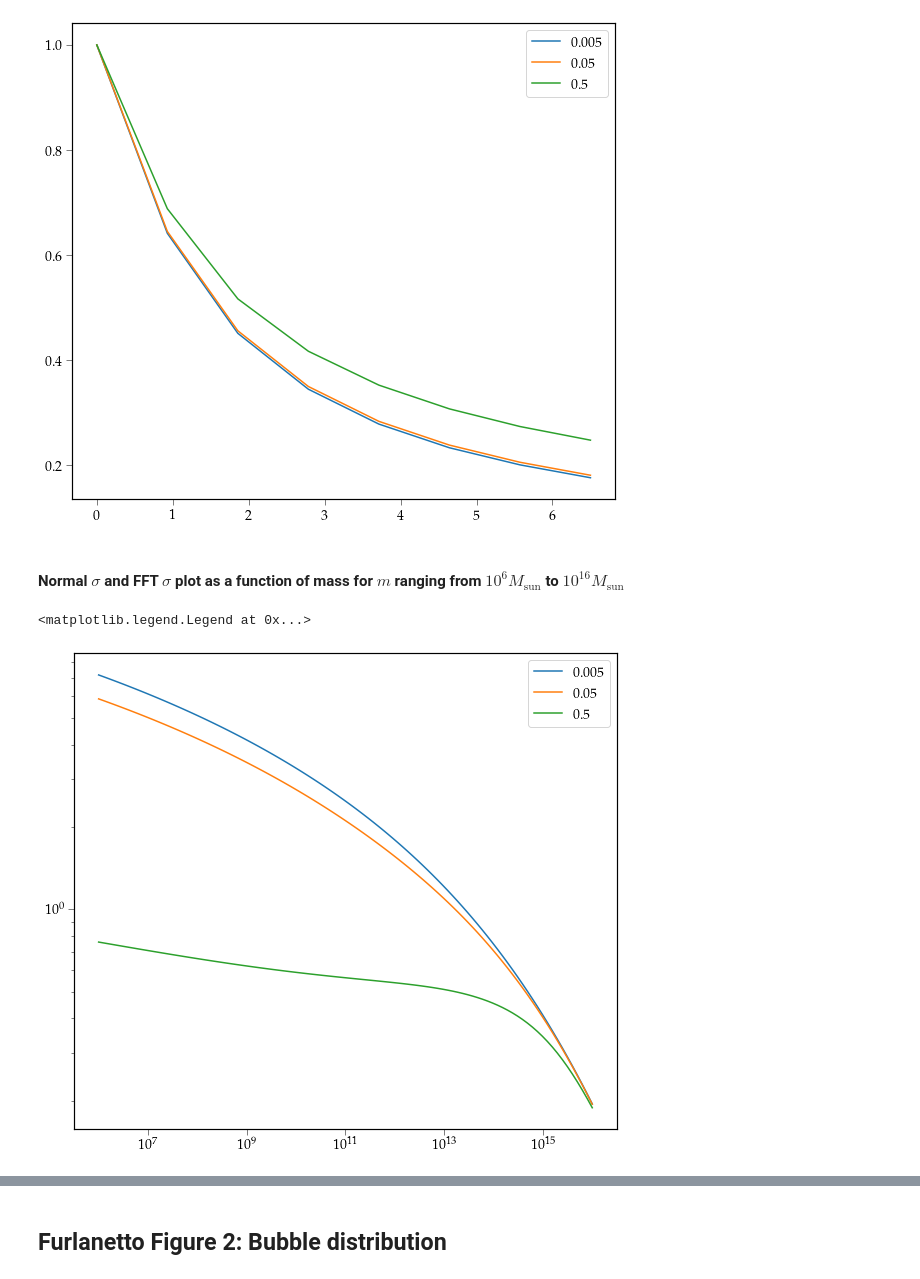
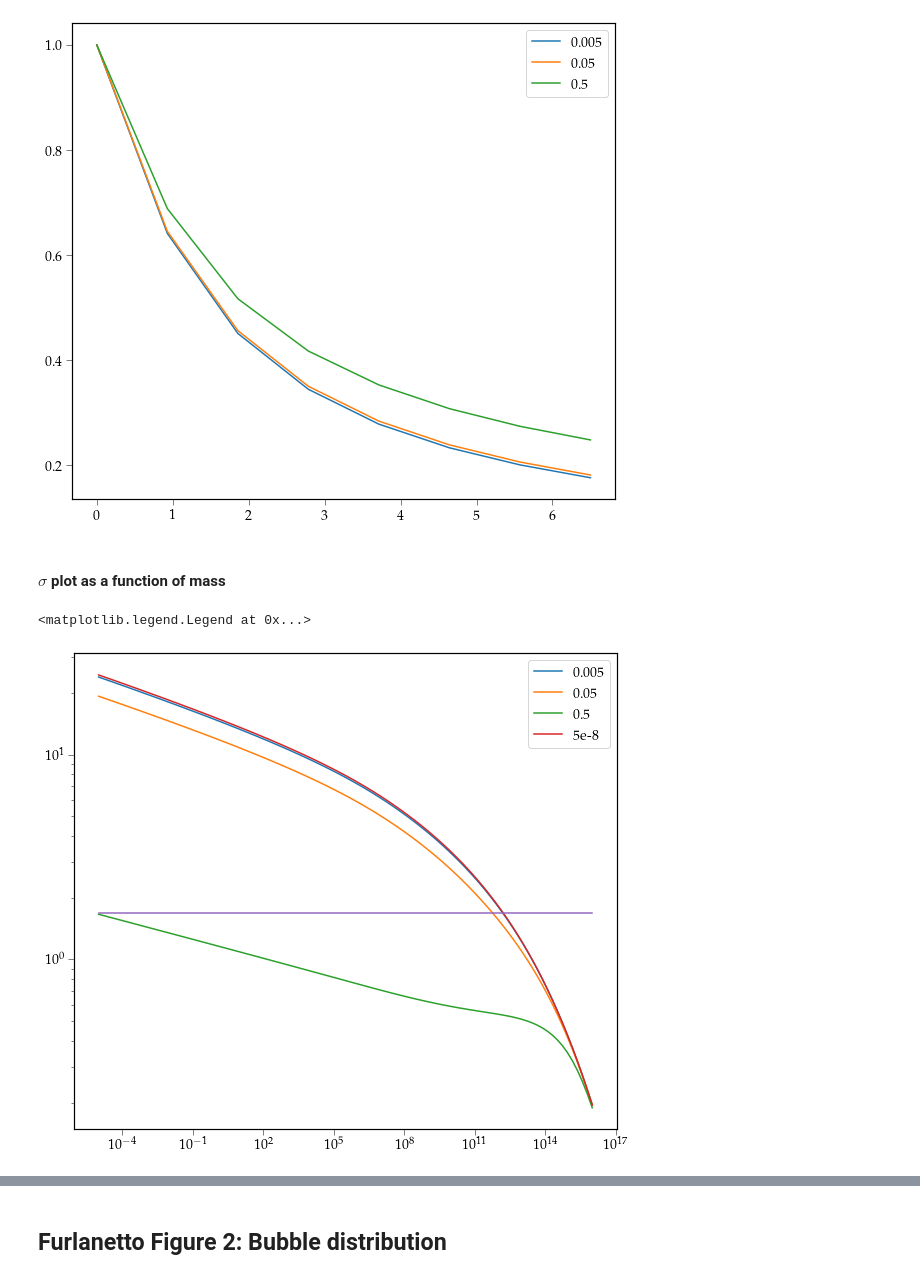
Before and after one commit to emeln/Thesis, a Jupyter notebook: axion_kSZ_source/notebooks/bubble_notebook.ipynb, the cells around one changed output, grey strips where cells are left out. Cells and saved outputs as stored; diff of their text form; code cells hidden in the pictures.

```diff
--- a/axion_kSZ_source/notebooks/bubble_notebook.ipynb
+++ b/axion_kSZ_source/notebooks/bubble_notebook.ipynb
@@ -410,13 +491,15 @@ plt.legend()
 <matplotlib.legend.Legend at 0x...>
 [figure]
 # %% [markdown]
-#### Normal $\sigma$ and FFT $\sigma$ plot as a function of mass for $m$ ranging from $10^6 M_{\text{sun}}$ to $10^{16} M_{\text{sun}}$
+#### $\sigma$ plot as a function of mass
 # %%
-m_vals = np.logspace(6, 16, 100)
+m_vals = np.logspace(-5, 16, 100)
 plt.loglog(m_vals, sigmaIntFFT[0](m_vals, 0.0),label='0.005')
 plt.loglog(m_vals, sigmaIntFFT[1](m_vals, 0.0),label='0.05')
 plt.loglog(m_vals, sigmaIntFFT[2](m_vals,0.0),label='0.5')
+plt.loglog(m_vals, sigmaIntFFT[3](m_vals,0.0),label='5e-8')
+plt.loglog(m_vals,1.68*np.ones(len(m_vals)))
 plt.legend()
 # %% [output]
 <matplotlib.legend.Legend at 0x...>
-[figure, old version]
+[figure, new version]
```
Also changed, not shown: parts of 37 cells of this notebook, 38 other files.
